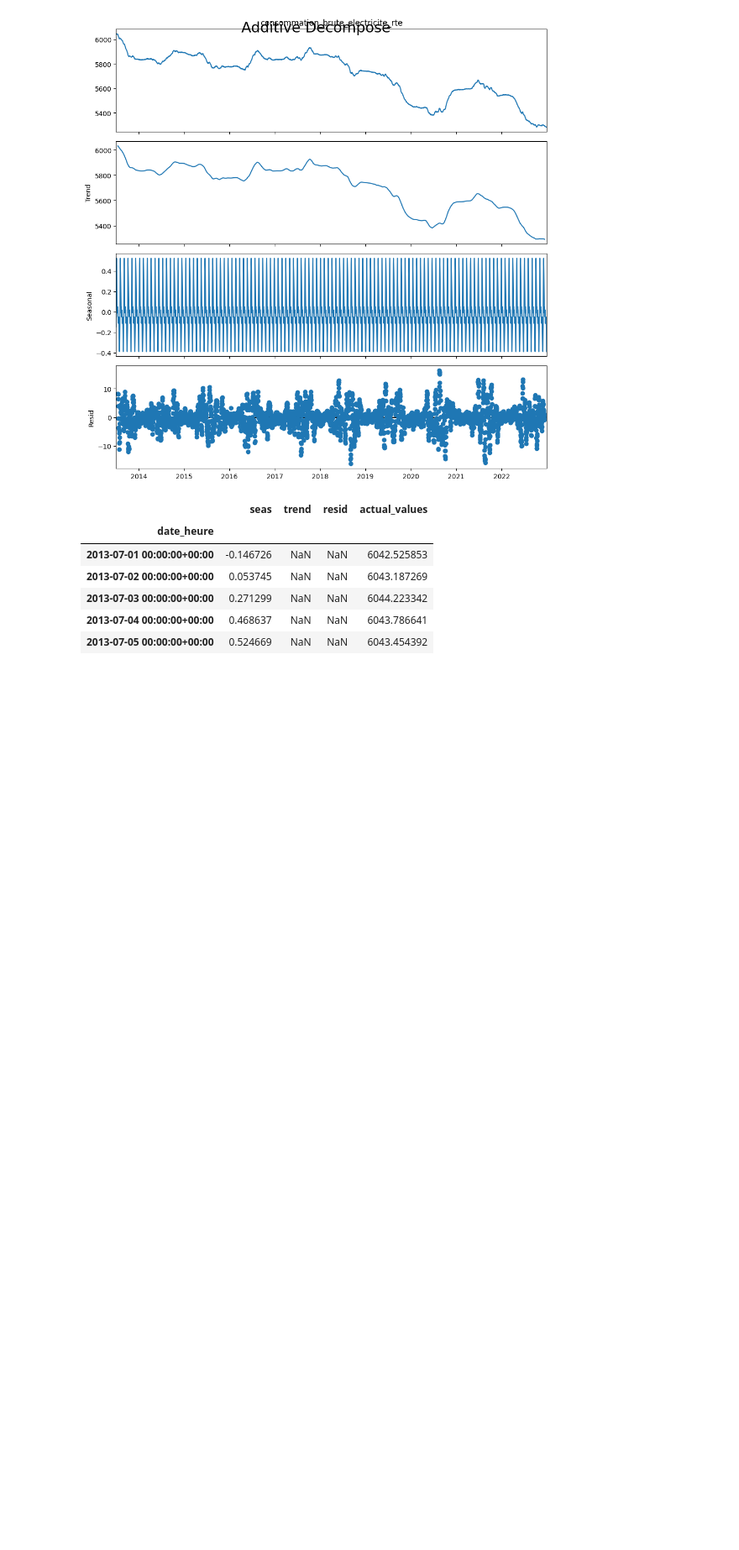
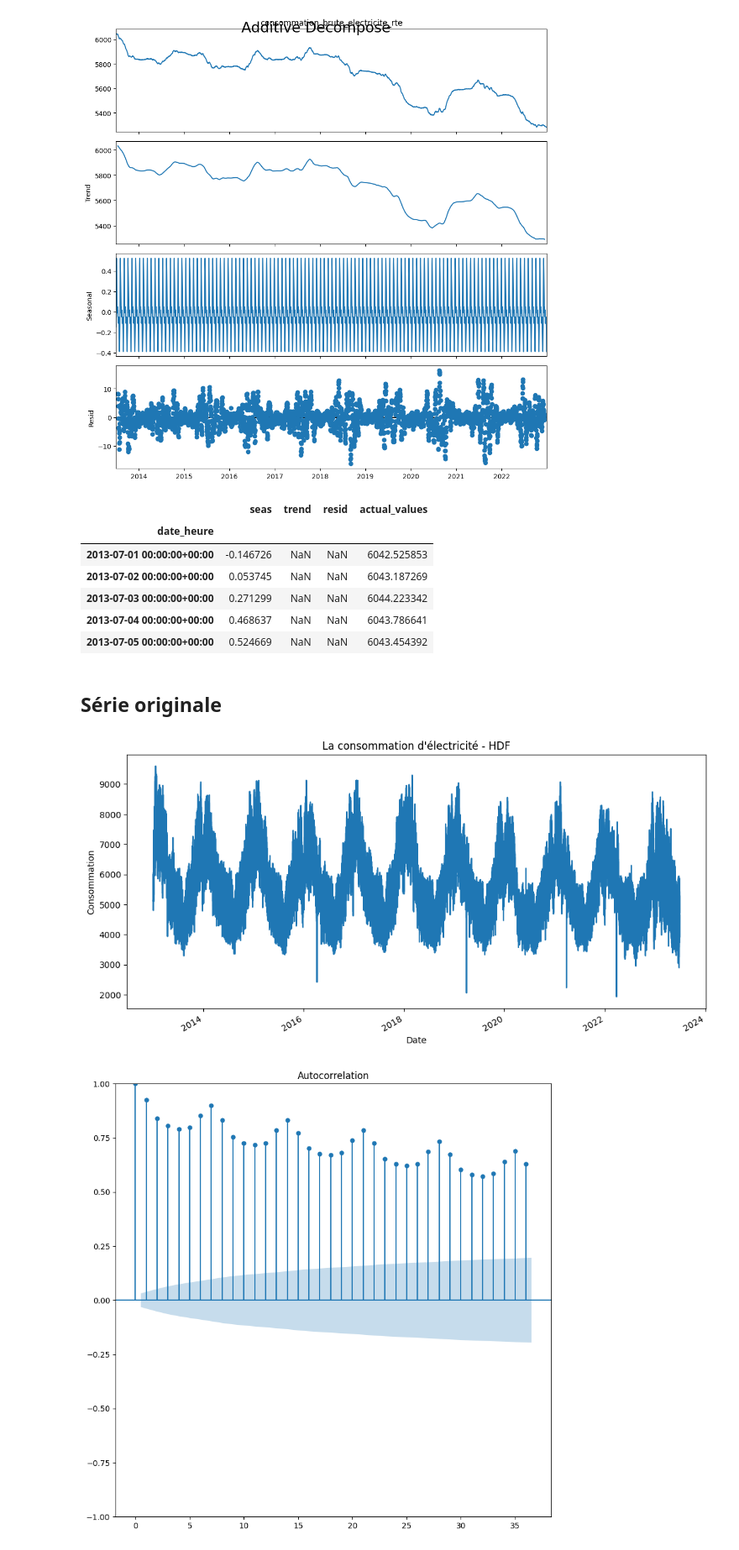
Before and after one commit to RolaMmss/Time-Series_consommation-d-electricite-HDF, a Jupyter notebook: DataCleaning_Analysis.ipynb, the cells around one changed output. Shown at 84% size. Saved outputs shown, nothing was run; the diff lists cells and outputs as text; code cells hidden in the pictures; blank space fills up the shorter version.

Commit message:
import data et vérifier la saisonalité

```diff
--- a/DataCleaning_Analysis.ipynb
+++ b/DataCleaning_Analysis.ipynb
@@ -661,3 +661,77 @@ data_reconstructed.head()
 | 2013-07-03 00:00:00+00:00 | 0.271299 | NaN | NaN | 6044.223342 |
 | 2013-07-04 00:00:00+00:00 | 0.468637 | NaN | NaN | 6043.786641 |
 | 2013-07-05 00:00:00+00:00 | 0.524669 | NaN | NaN | 6043.454392 |
+# %% [markdown]
+## Série originale
+# %%
+plt.figure(figsize=(12, 6))
+data["consommation_brute_electricite_rte"].plot()
+# Add a title
+plt.title("La consommation d'électricité - HDF")
+
+# Add labels for the x and y axes
+plt.xlabel("Date")
+plt.ylabel("Consommation")
+
+# Display the plot
+plt.show()
+
+# # Perform first differencing
+# data_diff = data_rolling_year['consommation_brute_electricite_rte'].diff()
+
+# # Plot the differenced data
+# plt.figure(figsize=(12, 6))
+# plt.plot(data_diff)
+# plt.title("First Difference of Electricity Consumption - HDF")
+# plt.xlabel("Date")
+# plt.ylabel("Differenced Consumption")
+# plt.show()
+
+
+
+
+# #  Perform second differencing
+# data_diff2 = data_diff.diff()
+
+
+# # Plot the differenced data
+# plt.figure(figsize=(12, 6))
+# plt.plot(data_diff2)
+# plt.title("First Difference of Electricity Consumption - HDF")
+# plt.xlabel("Date")
+# plt.ylabel("Differenced Consumption")
+# plt.show()
+
+import sys
+import pandas as pd
+from numpy import array
+
+
+df = pd.read_csv("data/hdf_daily.csv", names=['value'], header=0)
+
+from statsmodels.graphics.tsaplots import plot_acf
+plot_acf(df.value)
+
+#1rst order differencing
+f = plt.figure()
+ax1=f.add_subplot(121)
+ax1.set_title('1 Ordre Diff')
+ax1.plot(df.value.diff())
+
+
+ax2=f.add_subplot(122)
+plot_acf(df.value.diff().dropna() , ax= ax2)
+#plt.show()
+
+#2nd order differencing to enhance the stationary nature.
+f = plt.figure()
+ax1=f.add_subplot(121)
+ax1.set_title('2 Ordre Diff')
+ax1.plot(df.value.diff().diff())
+
+ax2=f.add_subplot(122)
+plot_acf(df.value.diff().diff().dropna() , ax= ax2)
+plt.show()
+# %% [output]
+[figure, added]
+[figure, added]
```
Also changed, not shown: parts of 1 cell of this notebook, 1 other file.
